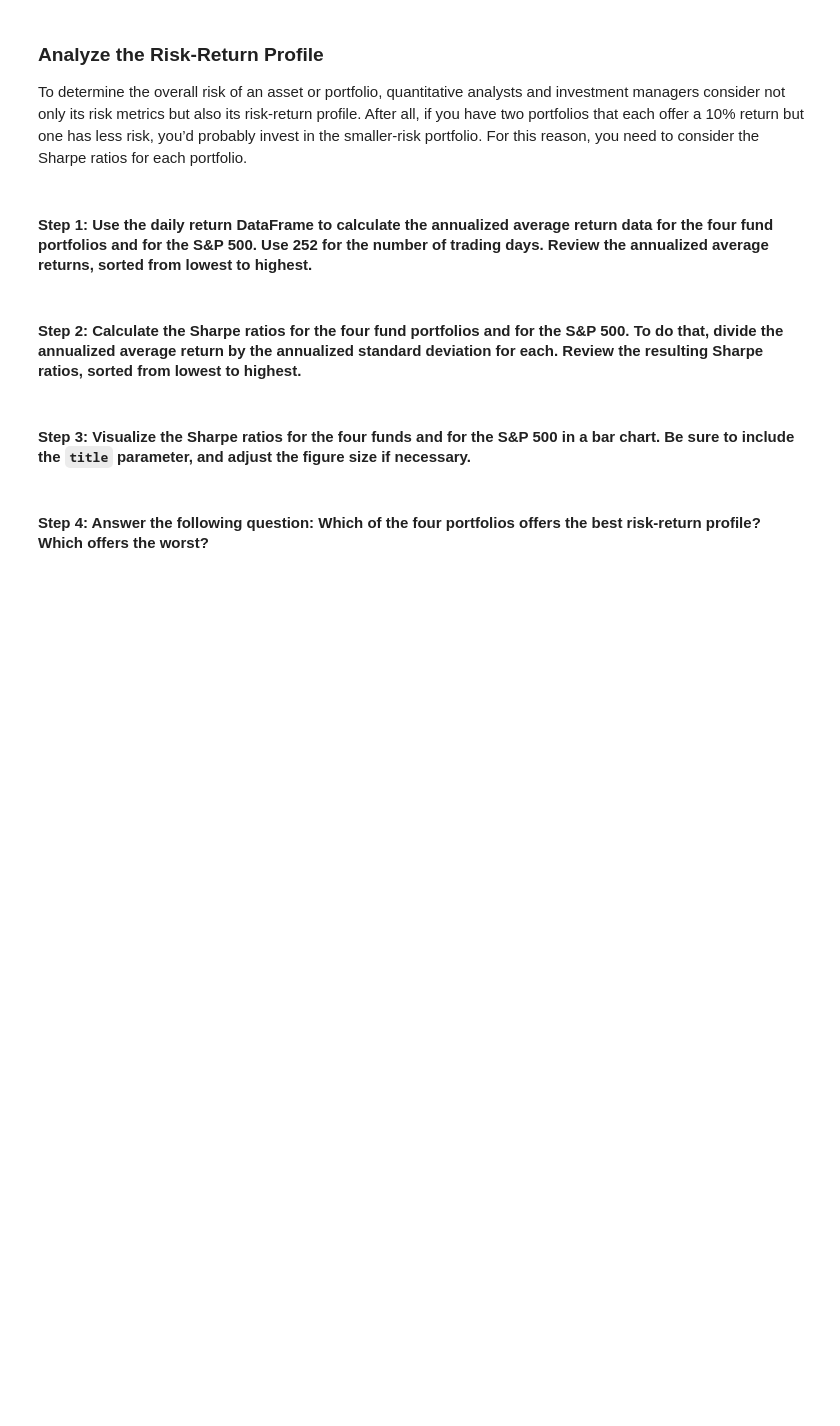
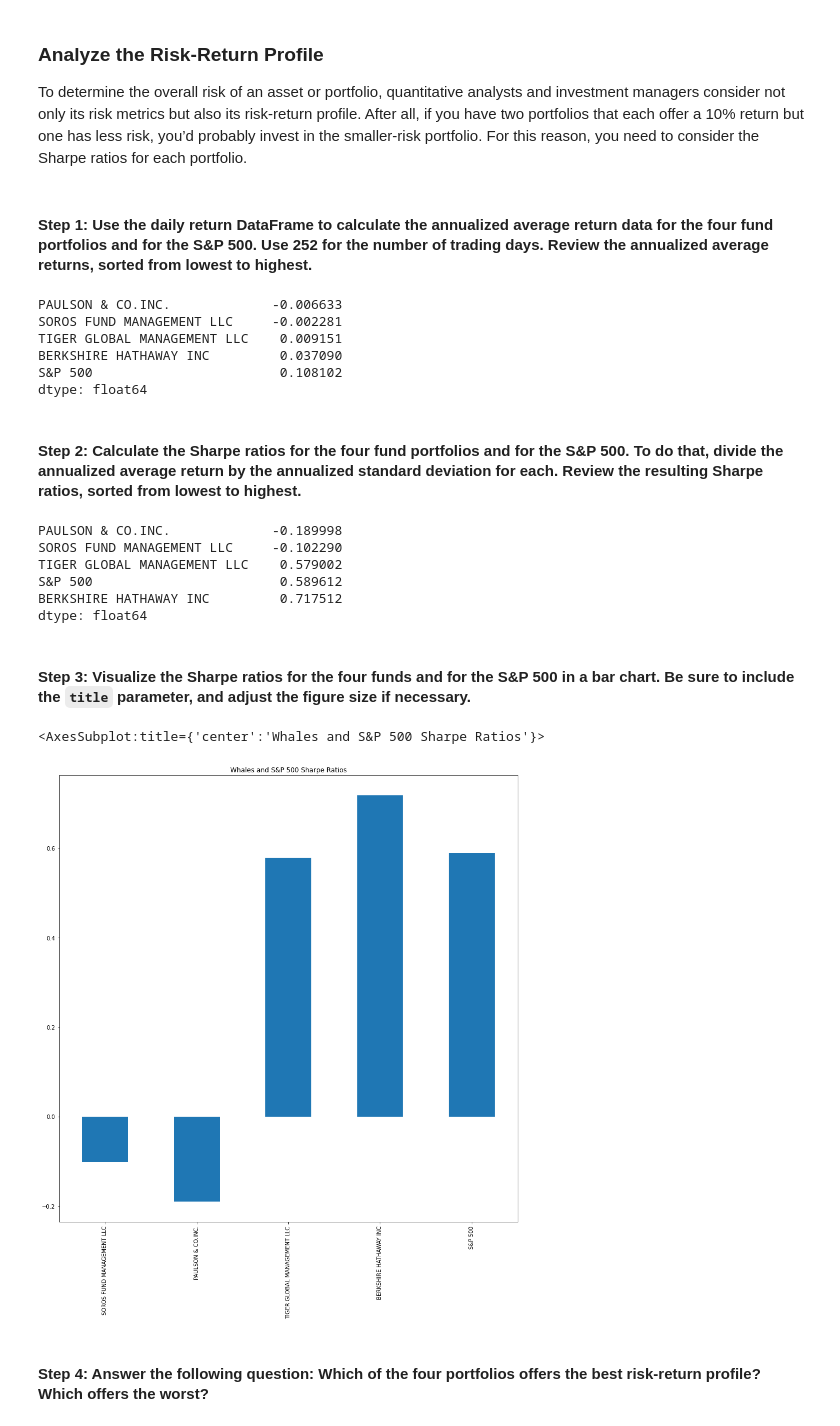
Before and after one commit to horhay57/Challenge_4_GitHub_Upload, a Jupyter notebook: risk_return_analysis.ipynb, the cells around one changed output. Saved outputs shown, nothing was run; the diff lists cells and outputs as text; code cells hidden in the pictures; blank space fills up the shorter version.

```diff
--- a/risk_return_analysis.ipynb
+++ b/risk_return_analysis.ipynb
@@ -293,19 +323,44 @@ To determine the overall risk of an asset or portfolio, quantitative analysts an
 # Calculate the annual average return data for the for fund portfolios and the S&P 500
 # Use 252 as the number of trading days in the year
 # Review the annual average returns sorted from lowest to highest
-# YOUR CODE HERE
+year_trading_days = 252
+
+whales_avg_annual_return = whales_daily_return.mean() * year_trading_days
+whales_avg_annual_return.sort_values()
+# %% [output]
+PAULSON & CO.INC.             -0.006633
+SOROS FUND MANAGEMENT LLC     -0.002281
+TIGER GLOBAL MANAGEMENT LLC    0.009151
+BERKSHIRE HATHAWAY INC         0.037090
+S&P 500                        0.108102
+dtype: float64
 # %% [markdown]
 #### Step 2: Calculate the Sharpe ratios for the four fund portfolios and for the S&P 500. To do that, divide the annualized average return by the annualized standard deviation for each. Review the resulting Sharpe ratios, sorted from lowest to highest.
 # %%
 # Calculate the annualized Sharpe Ratios for each of the 4 portfolios and the S&P 500.
 # Review the Sharpe ratios sorted lowest to highest
-# YOUR CODE HERE
+
+whales_annual_std = whales_daily_return.std() * np.sqrt(year_trading_days)
+
+whales_sharpe_ratio = whales_avg_annual_return / whales_annual_std
+
+whales_sharpe_ratio.sort_values()
+# %% [output]
+PAULSON & CO.INC.             -0.189998
+SOROS FUND MANAGEMENT LLC     -0.102290
+TIGER GLOBAL MANAGEMENT LLC    0.579002
+S&P 500                        0.589612
+BERKSHIRE HATHAWAY INC         0.717512
+dtype: float64
 # %% [markdown]
 #### Step 3: Visualize the Sharpe ratios for the four funds and for the S&P 500 in a bar chart. Be sure to include the `title` parameter, and adjust the figure size if necessary.
 # %%
 # Visualize the Sharpe ratios as a bar chart
 # Include a title parameter and adjust the figure size
-# YOUR CODE HERE
+whales_sharpe_ratio.plot(figsize = (15,15), title = "Whales and S&P 500 Sharpe Ratios", kind = "bar")
+# %% [output]
+<AxesSubplot:title={'center':'Whales and S&P 500 Sharpe Ratios'}>
+[figure, added]
 # %% [markdown]
 #### Step 4: Answer the following question: Which of the four portfolios offers the best risk-return profile? Which offers the worst?
 # %% [markdown]
```
Also changed, not shown: parts of 23 cells of this notebook.
